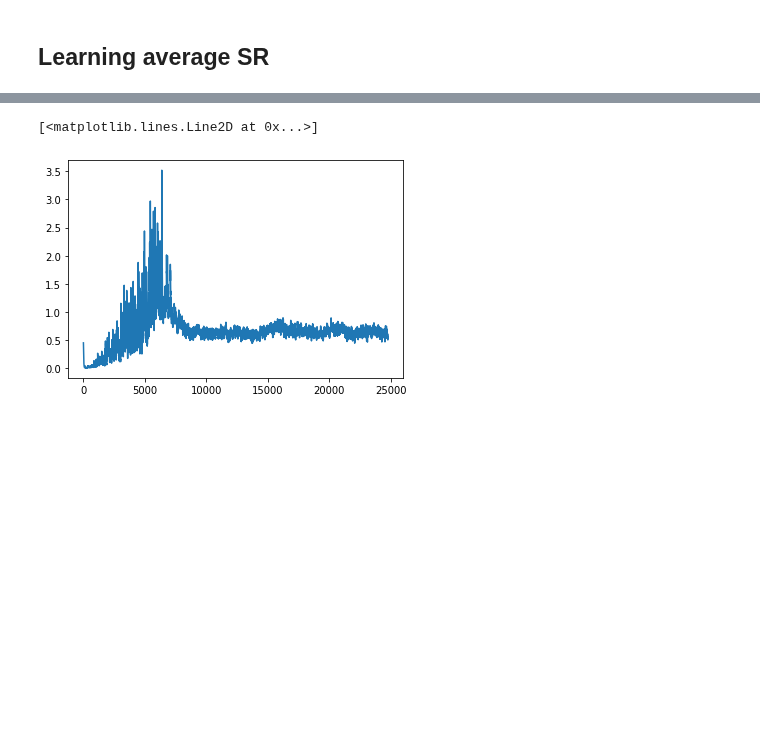
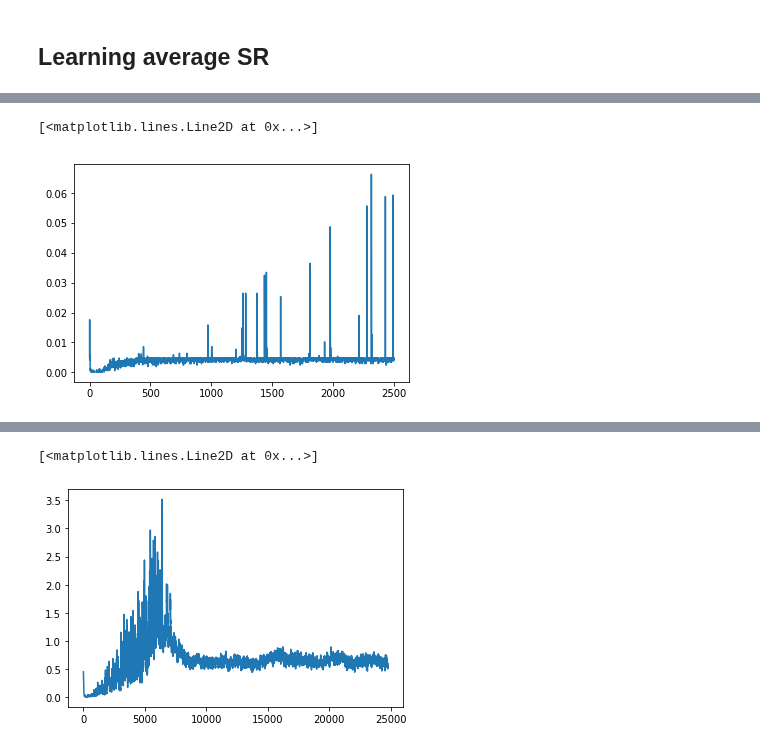
Before and after one commit to psurya1994/successor-feature-representations, a Jupyter notebook: test.ipynb, the cells around one changed output, grey strips where cells are left out. Drawn from its saved outputs; the diff is of its cells as text; code cells hidden in the pictures; blank space fills up the shorter version.

```diff
--- a/test.ipynb
+++ b/test.ipynb
@@ -9,0 +175,43 @@ import torch
+# %%
+def avDSR(**kwargs):
+    generate_tag(kwargs)
+    kwargs.setdefault('log_level', 0)
+    config = Config()
+    config.merge(kwargs)
+
+    config.task_fn = lambda: Task(config.game)
+    config.eval_env = config.task_fn()
+    config.c = 1
+
+    config.optimizer_fn = lambda params: torch.optim.RMSprop(params, 0.01)
+    config.network_fn = lambda: SRNet_backup(config.action_dim, SRIdentityBody(config.state_dim))
+    config.replay_fn = lambda: AsyncReplay(memory_size=int(1e4), batch_size=10)
+
+    config.random_action_prob = LinearSchedule(0, 0, 1e4) # CHECK
+    config.discount = 0.99
+    config.target_network_update_freq = 200
+    config.exploration_steps = 0
+    # config.double_q = True
+    config.double_q = False
+    config.sgd_update_frequency = 4
+    config.gradient_clip = 5
+    config.max_steps = 1e4
+    config.async_actor = False
+
+    agent = avDSRAgent(config, config.agents)
+    #run_steps function below
+    config = agent.config
+    agent_name = agent.__class__.__name__
+    t0 = time.time()
+    while True:
+        if config.log_interval and not agent.total_steps % config.log_interval:
+            agent.logger.info('steps %d, %.2f steps/s' % (agent.total_steps, config.log_interval / (time.time() - t0)))
+            t0 = time.time()
+        if config.max_steps and agent.total_steps >= config.max_steps:
+            return agent
+            break
+        agent.step()
+        agent.switch_task()
+# %%
+agents = [agent1, agent2, agent3]
+agent_k = avDSR(game='FourRooms-Goal-9', agents=agents)
@@ -9,0 +256,5 @@ import torch
+# %%
+plt.plot(agent_k.loss_vec)
+# %% [output]
+[<matplotlib.lines.Line2D at 0x...>]
+[figure, added]
```
Also changed, not shown: parts of 30 cells of this notebook.
